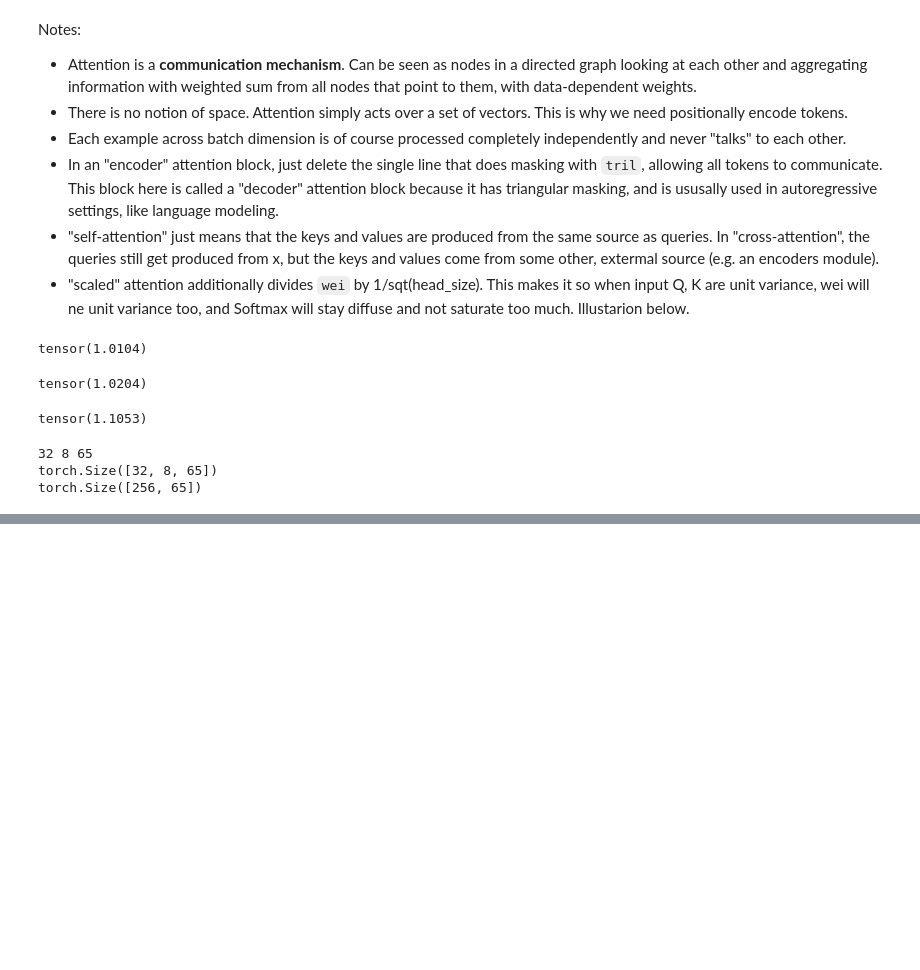
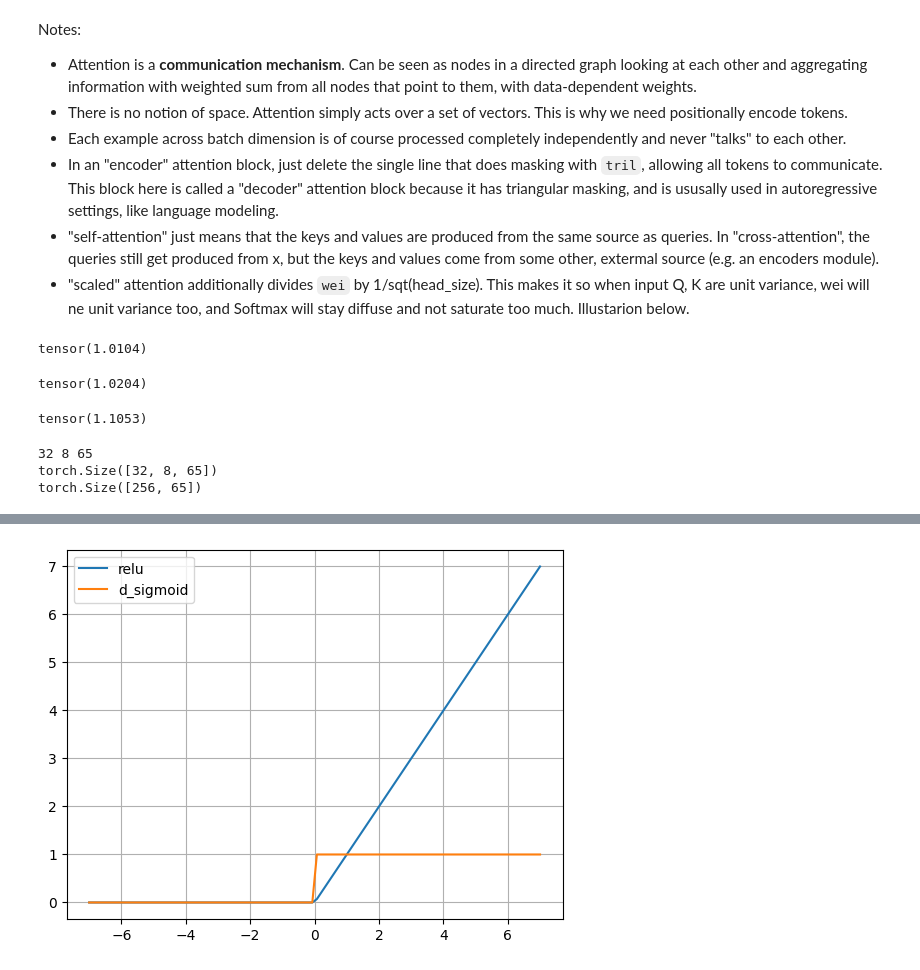
Before and after one commit to heikkito123/a_karpathy_makemore, a Jupyter notebook: lesson6_nanoGPT.ipynb, the cells around one changed output, grey strips where cells are left out. Drawn from its saved outputs; the diff is of its cells as text; code cells hidden in the pictures; blank space fills up the shorter version.

```diff
--- a/lesson6_nanoGPT.ipynb
+++ b/lesson6_nanoGPT.ipynb
@@ -524,0 +576,16 @@ torch.Size([256, 65])
+# %%
+def relu(x):
+    return np.maximum(0, x)
+
+xs = np.linspace(-7, 7, 100)
+ys = relu(xs)
+
+d_relu = (xs > 0).astype(float)
+
+
+plt.plot(xs, ys, label='relu')
+plt.plot(xs, d_relu, label='d_sigmoid')
+plt.legend()
+plt.grid()
+# %% [output]
+[figure, added]
```
Also changed, not shown: parts of 7 cells of this notebook.
